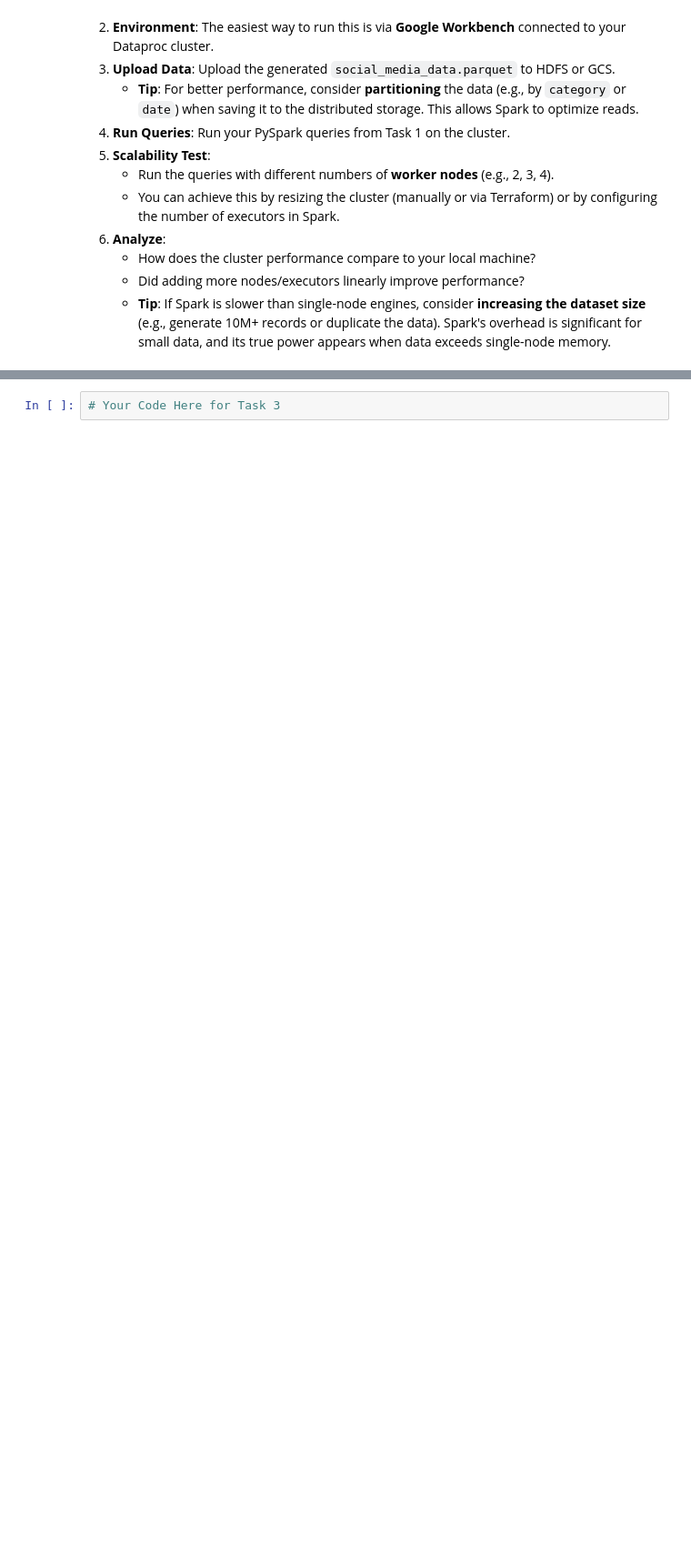
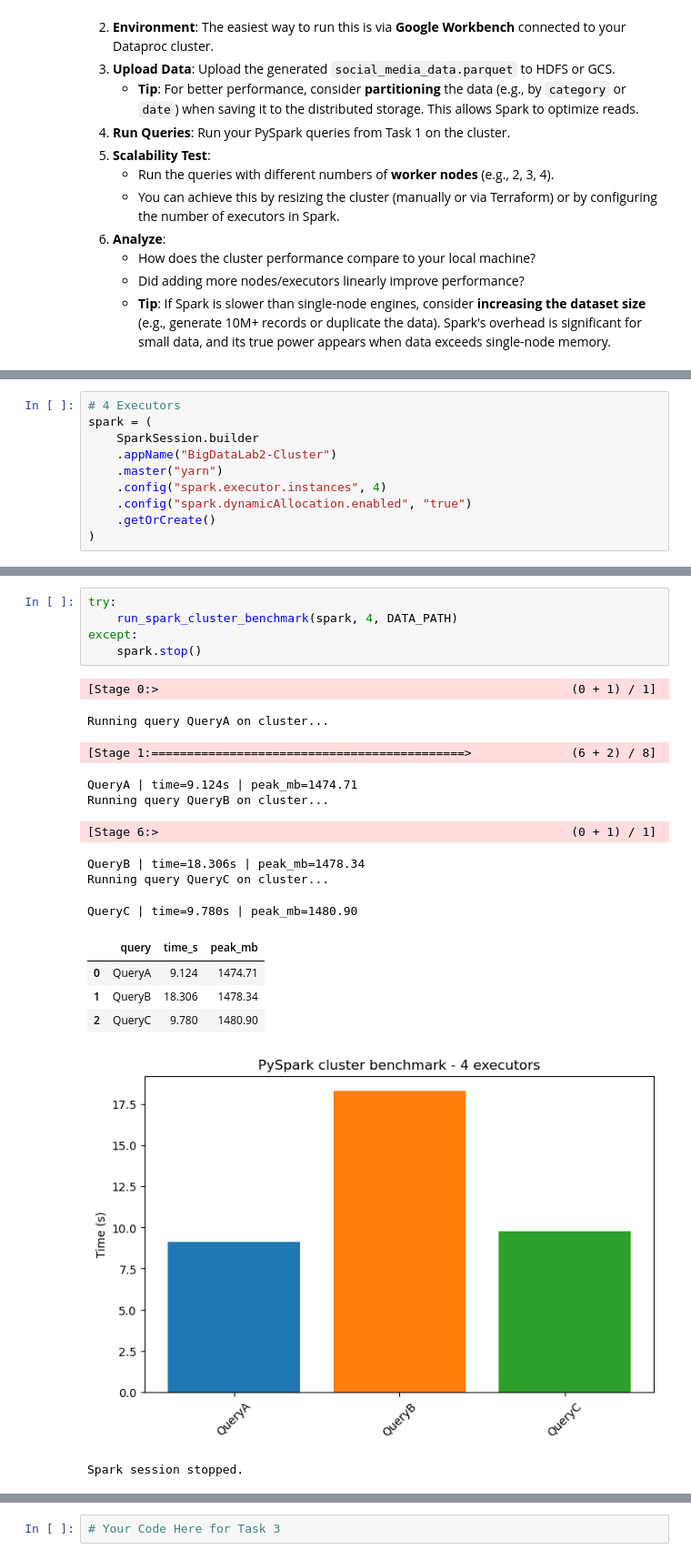
Before and after one commit to FilipBudzynski/tbd-workshop-1, a Jupyter notebook: notebooks/tbd_phase_2.ipynb, the cells around one changed output, grey strips where cells are left out. Shown at 91% size. Drawn from its saved outputs; the diff is of its cells as text; blank space fills up the shorter version.

```diff
--- a/notebooks/tbd_phase_2.ipynb
+++ b/notebooks/tbd_phase_2.ipynb
@@ -444,0 +542,10 @@ file_path = "gs://tbd-2025z-319020-dataproc-staging/data/social_media_data.parqu
+# %%
+# 4 Executors
+spark = (
+    SparkSession.builder
+    .appName("BigDataLab2-Cluster")
+    .master("yarn")
+    .config("spark.executor.instances", 4)
+    .config("spark.dynamicAllocation.enabled", "true")
+    .getOrCreate()
+)
@@ -444,0 +567,21 @@ file_path = "gs://tbd-2025z-319020-dataproc-staging/data/social_media_data.parqu
+# %%
+try:
+    run_spark_cluster_benchmark(spark, 4, DATA_PATH)
+except:
+    spark.stop()
+# %% [output]
+[Stage 0:>                                                          (0 + 1) / 1]
+Running query QueryA on cluster...
+[Stage 1:============================================>              (6 + 2) / 8]
+QueryA | time=9.124s | peak_mb=1474.71
+Running query QueryB on cluster...
+[Stage 6:>                                                          (0 + 1) / 1]
+QueryB | time=18.306s | peak_mb=1478.34
+Running query QueryC on cluster...
+QueryC | time=9.780s | peak_mb=1480.90
+|  | query | time_s | peak_mb |
+| 0 | QueryA | 9.124 | 1474.71 |
+| 1 | QueryB | 18.306 | 1478.34 |
+| 2 | QueryC | 9.780 | 1480.90 |
+[figure, added]
+Spark session stopped.
```
Also changed, not shown: parts of 33 cells of this notebook.
